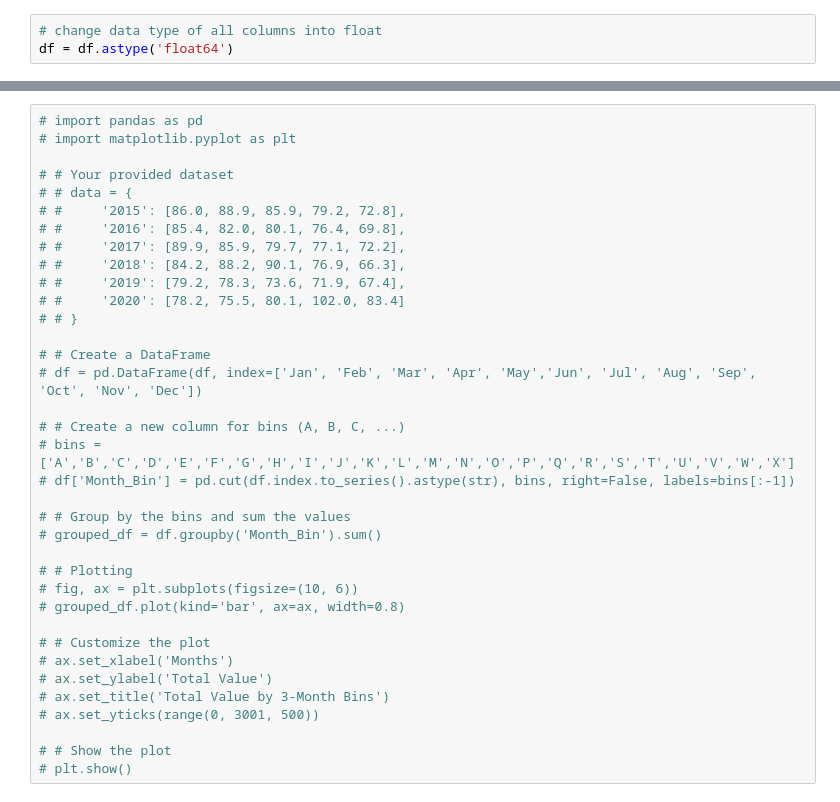
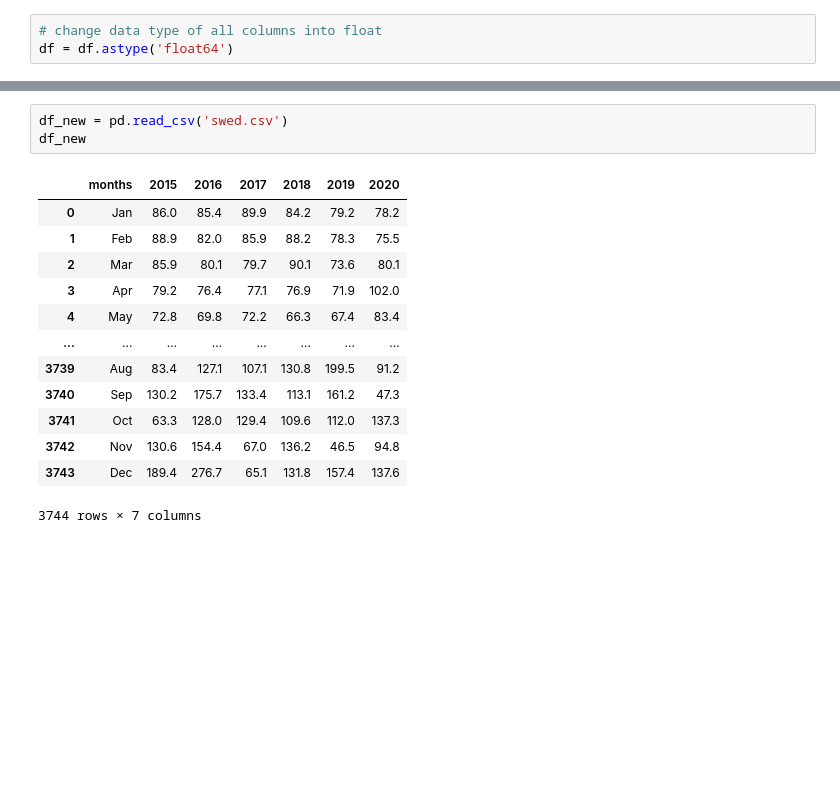
Before and after one commit to Harshjeet/trustlab, a Jupyter notebook: prob_1/graph1.ipynb, the cells around one changed output, grey strips where cells are left out. Drawn from its saved outputs; the diff is of its cells as text; blank space fills up the shorter version.

```diff
--- a/prob_1/graph1.ipynb
+++ b/prob_1/graph1.ipynb
@@ -197,36 +116,17 @@ df.head(50)
-# %%
-# import pandas as pd
-# import matplotlib.pyplot as plt
-
-# # Your provided dataset
-# # data = {
-# #     '2015': [86.0, 88.9, 85.9, 79.2, 72.8],
-# #     '2016': [85.4, 82.0, 80.1, 76.4, 69.8],
-# #     '2017': [89.9, 85.9, 79.7, 77.1, 72.2],
-# #     '2018': [84.2, 88.2, 90.1, 76.9, 66.3],
-# #     '2019': [79.2, 78.3, 73.6, 71.9, 67.4],
-# #     '2020': [78.2, 75.5, 80.1, 102.0, 83.4]
-# # }
-
-# # Create a DataFrame
-# df = pd.DataFrame(df, index=['Jan', 'Feb', 'Mar', 'Apr', 'May','Jun', 'Jul', 'Aug', 'Sep', 'Oct', 'Nov', 'Dec'])
-
-# # Create a new column for bins (A, B, C, ...)
-# bins = ['A','B','C','D','E','F','G','H','I','J','K','L','M','N','O','P','Q','R','S','T','U','V','W','X']
-# df['Month_Bin'] = pd.cut(df.index.to_series().astype(str), bins, right=False, labels=bins[:-1])
-
-# # Group by the bins and sum the values
-# grouped_df = df.groupby('Month_Bin').sum()
-
-# # Plotting
-# fig, ax = plt.subplots(figsize=(10, 6))
-# grouped_df.plot(kind='bar', ax=ax, width=0.8)
-
-# # Customize the plot
-# ax.set_xlabel('Months')
-# ax.set_ylabel('Total Value')
-# ax.set_title('Total Value by 3-Month Bins')
-# ax.set_yticks(range(0, 3001, 500))
-
-# # Show the plot
-# plt.show()
+# %%
+df_new = pd.read_csv('swed.csv')
+df_new
+# %% [output]
+|  | months | 2015 | 2016 | 2017 | 2018 | 2019 | 2020 |
+| 0 | Jan | 86.0 | 85.4 | 89.9 | 84.2 | 79.2 | 78.2 |
+| 1 | Feb | 88.9 | 82.0 | 85.9 | 88.2 | 78.3 | 75.5 |
+| 2 | Mar | 85.9 | 80.1 | 79.7 | 90.1 | 73.6 | 80.1 |
+| 3 | Apr | 79.2 | 76.4 | 77.1 | 76.9 | 71.9 | 102.0 |
+| 4 | May | 72.8 | 69.8 | 72.2 | 66.3 | 67.4 | 83.4 |
+| ... | ... | ... | ... | ... | ... | ... | ... |
+| 3739 | Aug | 83.4 | 127.1 | 107.1 | 130.8 | 199.5 | 91.2 |
+| 3740 | Sep | 130.2 | 175.7 | 133.4 | 113.1 | 161.2 | 47.3 |
+| 3741 | Oct | 63.3 | 128.0 | 129.4 | 109.6 | 112.0 | 137.3 |
+| 3742 | Nov | 130.6 | 154.4 | 67.0 | 136.2 | 46.5 | 94.8 |
+| 3743 | Dec | 189.4 | 276.7 | 65.1 | 131.8 | 157.4 | 137.6 |
+3744 rows × 7 columns
```
Also changed, not shown: parts of 8 cells of this notebook.
